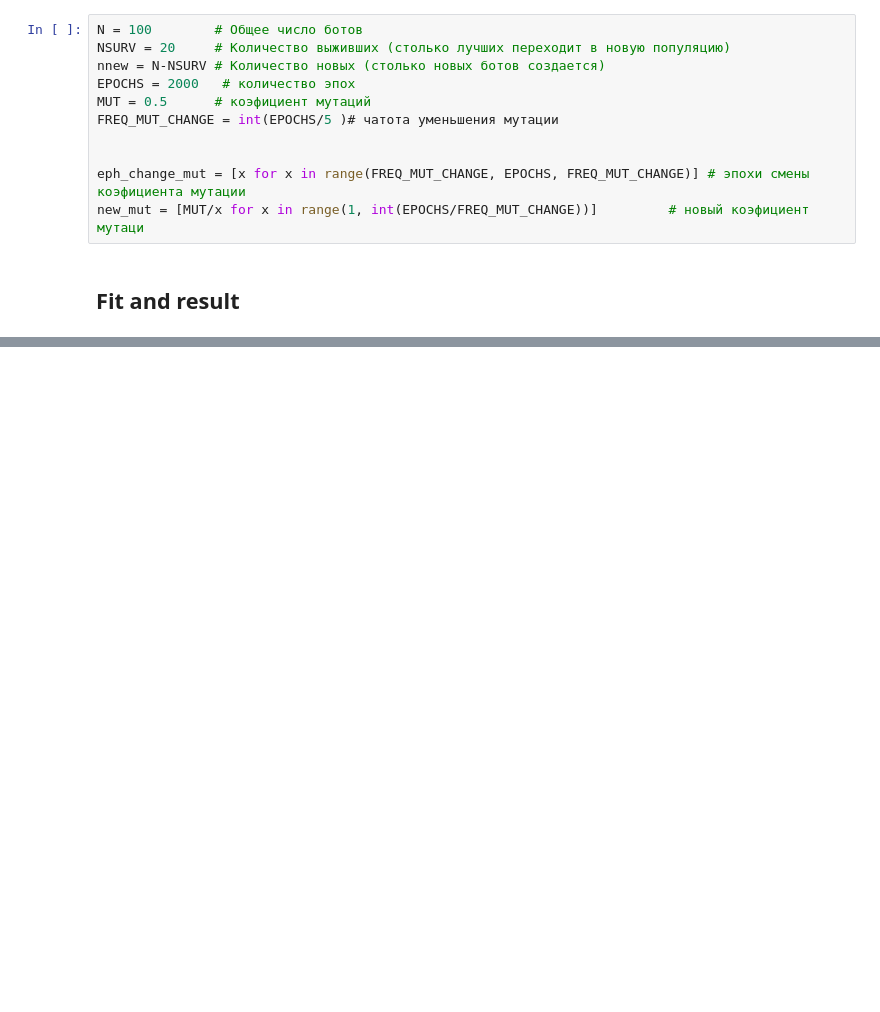
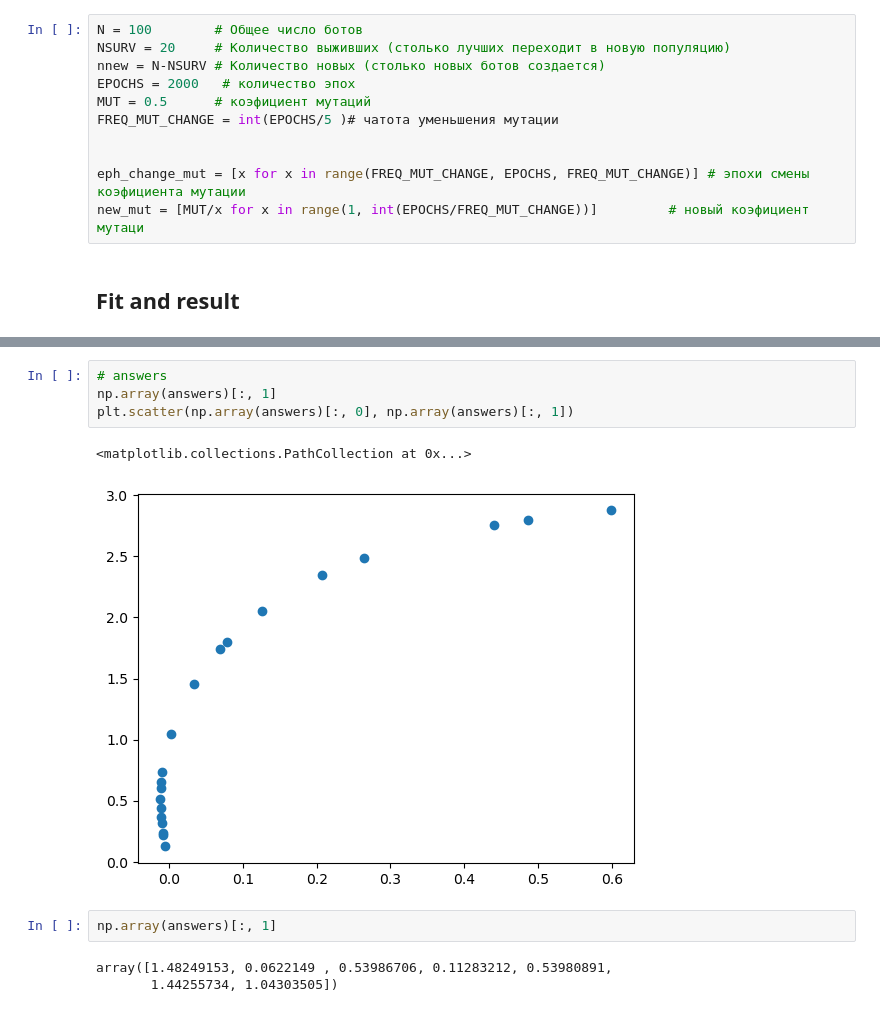
Before and after one commit to NikolaevMikhailRoma/ML_projects, a Jupyter notebook: Задачник_Генетические_алгоритмы.ipynb, the cells around one changed output, grey strips where cells are left out. Saved outputs shown, nothing was run; the diff lists cells and outputs as text; blank space fills up the shorter version.

```diff
--- a/Задачник_Генетические_алгоритмы.ipynb
+++ b/Задачник_Генетические_алгоритмы.ipynb
@@ -114,0 +226,12 @@ $f(xy)=7x^2 - y + \frac{y^3 - x^2}{3x} + y^2 - 21x$
+# %%
+# answers
+np.array(answers)[:, 1]
+plt.scatter(np.array(answers)[:, 0], np.array(answers)[:, 1])
+# %% [output]
+<matplotlib.collections.PathCollection at 0x...>
+[figure, added]
+# %%
+np.array(answers)[:, 1]
+# %% [output]
+array([1.48249153, 0.0622149 , 0.53986706, 0.11283212, 0.53980891,
+       1.44255734, 1.04303505])
```
Also changed, not shown: parts of 11 cells of this notebook.
